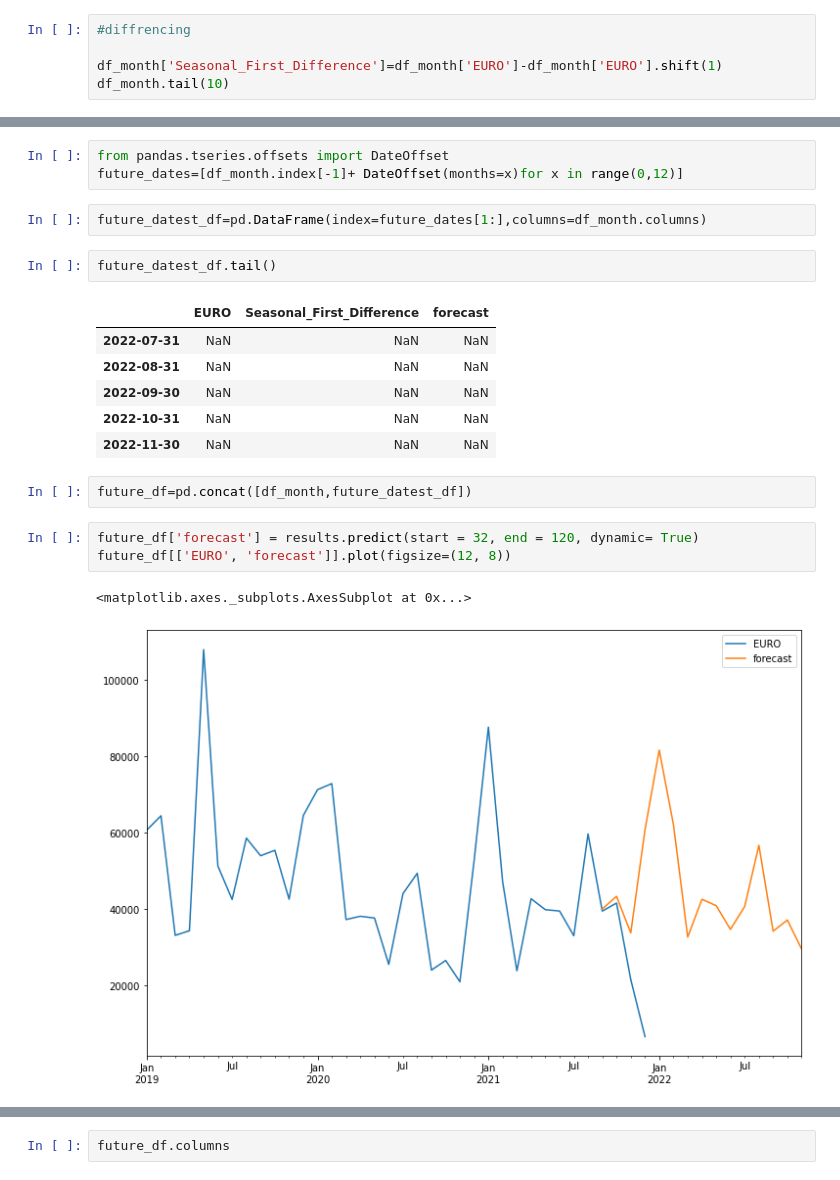
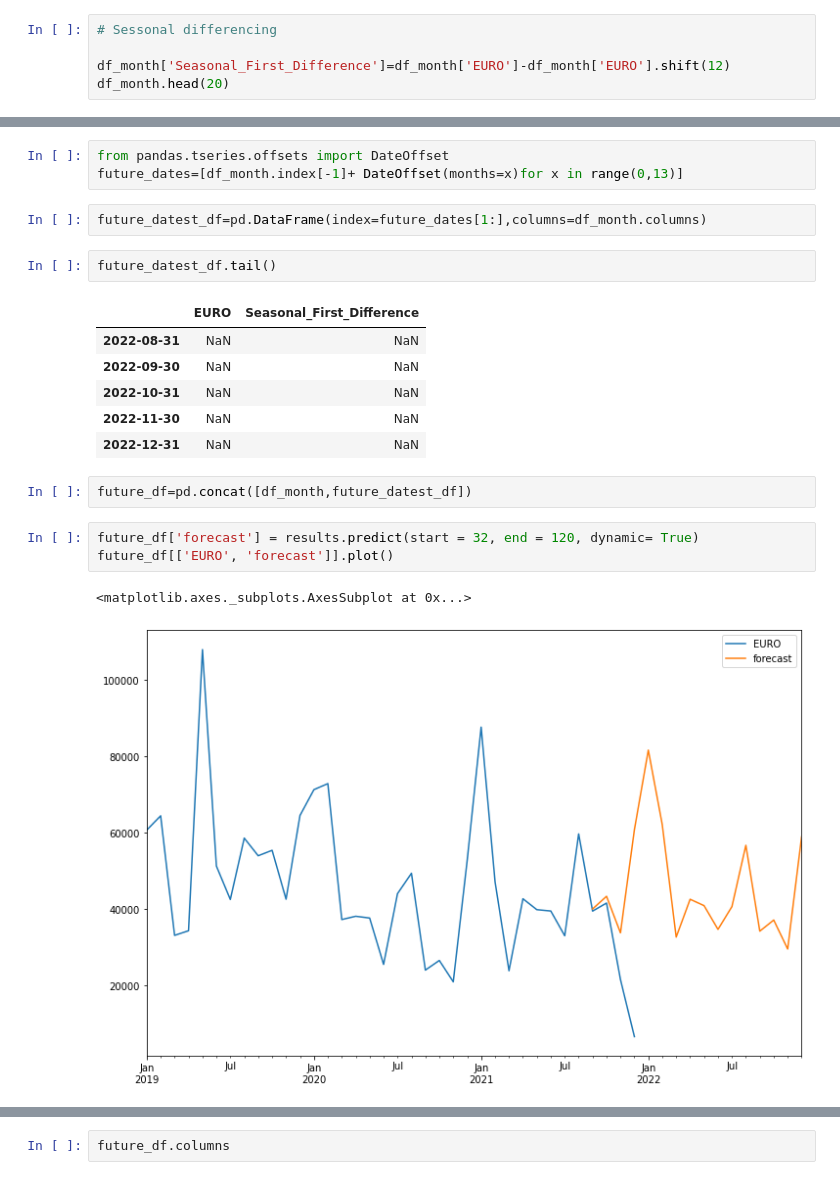
Before and after one commit to AbdulWajid99/Time_Series_Project, a Jupyter notebook: General1.ipynb, the cells around one changed output, grey strips where cells are left out. Cells and saved outputs as stored; diff of their text form.

```diff
--- a/General1.ipynb
+++ b/General1.ipynb
@@ -303,8 +230,8 @@ weak evidence against null hypothesis, time series has a unit root, indicating i
 # %%
-#diffrencing
+# Sessonal differencing
 
-df_month['Seasonal_First_Difference']=df_month['EURO']-df_month['EURO'].shift(1)
-df_month.tail(10)
+df_month['Seasonal_First_Difference']=df_month['EURO']-df_month['EURO'].shift(12)
+df_month.head(20)
 # %% [output]
 |  | EURO | Seasonal_First_Difference |
 | DATE |  |  |
@@ -413,25 +346,25 @@ df[['EURO','forecast1']].plot()
 # %%
 from pandas.tseries.offsets import DateOffset
-future_dates=[df_month.index[-1]+ DateOffset(months=x)for x in range(0,12)]
+future_dates=[df_month.index[-1]+ DateOffset(months=x)for x in range(0,13)]
 # %%
 future_datest_df=pd.DataFrame(index=future_dates[1:],columns=df_month.columns)
 # %%
 future_datest_df.tail()
 # %% [output]
-|  | EURO | Seasonal_First_Difference | forecast |
-| 2022-07-31 | NaN | NaN | NaN |
-| 2022-08-31 | NaN | NaN | NaN |
-| 2022-09-30 | NaN | NaN | NaN |
-| 2022-10-31 | NaN | NaN | NaN |
-| 2022-11-30 | NaN | NaN | NaN |
+|  | EURO | Seasonal_First_Difference |
+| 2022-08-31 | NaN | NaN |
+| 2022-09-30 | NaN | NaN |
+| 2022-10-31 | NaN | NaN |
+| 2022-11-30 | NaN | NaN |
+| 2022-12-31 | NaN | NaN |
 # %%
 future_df=pd.concat([df_month,future_datest_df])
 # %%
 future_df['forecast'] = results.predict(start = 32, end = 120, dynamic= True)
-future_df[['EURO', 'forecast']].plot(figsize=(12, 8))
+future_df[['EURO', 'forecast']].plot()
 # %% [output]
 <matplotlib.axes._subplots.AxesSubplot at 0x...>
-[figure, old version]
+[figure, new version]
 # %%
 future_df
 # %% [output]
```
Also changed, not shown: parts of 38 cells of this notebook, 4 other files.
